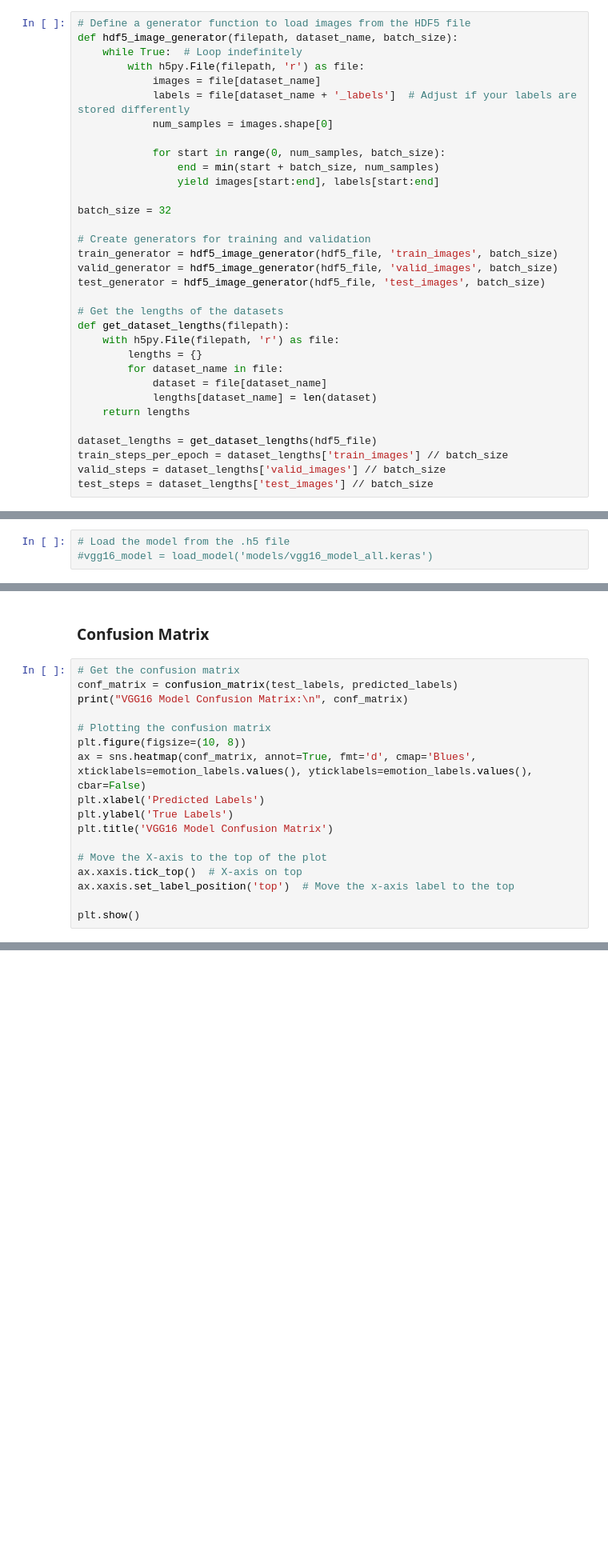
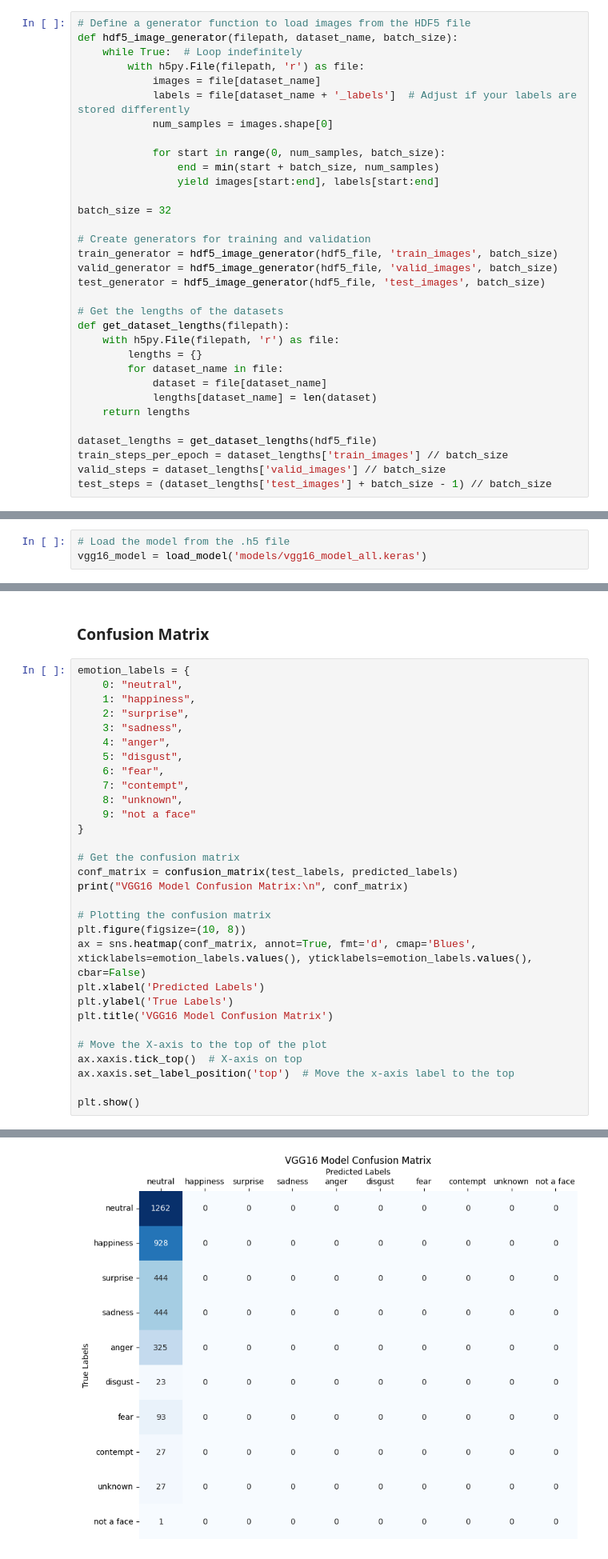
Before and after one commit to QianXunX/TFG, a Jupyter notebook: vgg16.ipynb, the cells around one changed output, grey strips where cells are left out. Shown: that part at 80% size. Cells and saved outputs as stored; diff of their text form; blank space fills up the shorter version.

```diff
--- a/vgg16.ipynb
+++ b/vgg16.ipynb
@@ -94,7 +95,7 @@ def get_dataset_lengths(filepath):
 dataset_lengths = get_dataset_lengths(hdf5_file)
 train_steps_per_epoch = dataset_lengths['train_images'] // batch_size
 valid_steps = dataset_lengths['valid_images'] // batch_size
-test_steps = dataset_lengths['test_images'] // batch_size
+test_steps = (dataset_lengths['test_images'] + batch_size - 1) // batch_size
 # %% [markdown]
 ## Early stopping callback
 # %%
@@ -147,7 +170,7 @@ vgg16_model.save('models/vgg16_model_all.keras')
 ### Load model
 # %%
 # Load the model from the .h5 file
-#vgg16_model = load_model('models/vgg16_model_all.keras')
+vgg16_model = load_model('models/vgg16_model_all.keras')
 # %% [markdown]
 ### Evaluate
 # %%
@@ -191,6 +248,19 @@ print("VGG16 Model Accuracy:", accuracy)
 # %% [markdown]
 ### Confusion Matrix
 # %%
+emotion_labels = {
+    0: "neutral",
+    1: "happiness",
+    2: "surprise",
+    3: "sadness",
+    4: "anger",
+    5: "disgust",
+    6: "fear",
+    7: "contempt",
+    8: "unknown",
+    9: "not a face"
+}
+
 # Get the confusion matrix
 conf_matrix = confusion_matrix(test_labels, predicted_labels)
 print("VGG16 Model Confusion Matrix:\n", conf_matrix)
@@ -207,3 +277,4 @@ ax.xaxis.tick_top()  # X-axis on top
 ax.xaxis.set_label_position('top')  # Move the x-axis label to the top
 
 plt.show()
+# %% [output]
@@ -209,0 +292 @@ plt.show()
+[figure, added]
```
Also changed, not shown: parts of 8 cells of this notebook, 5 other files.
